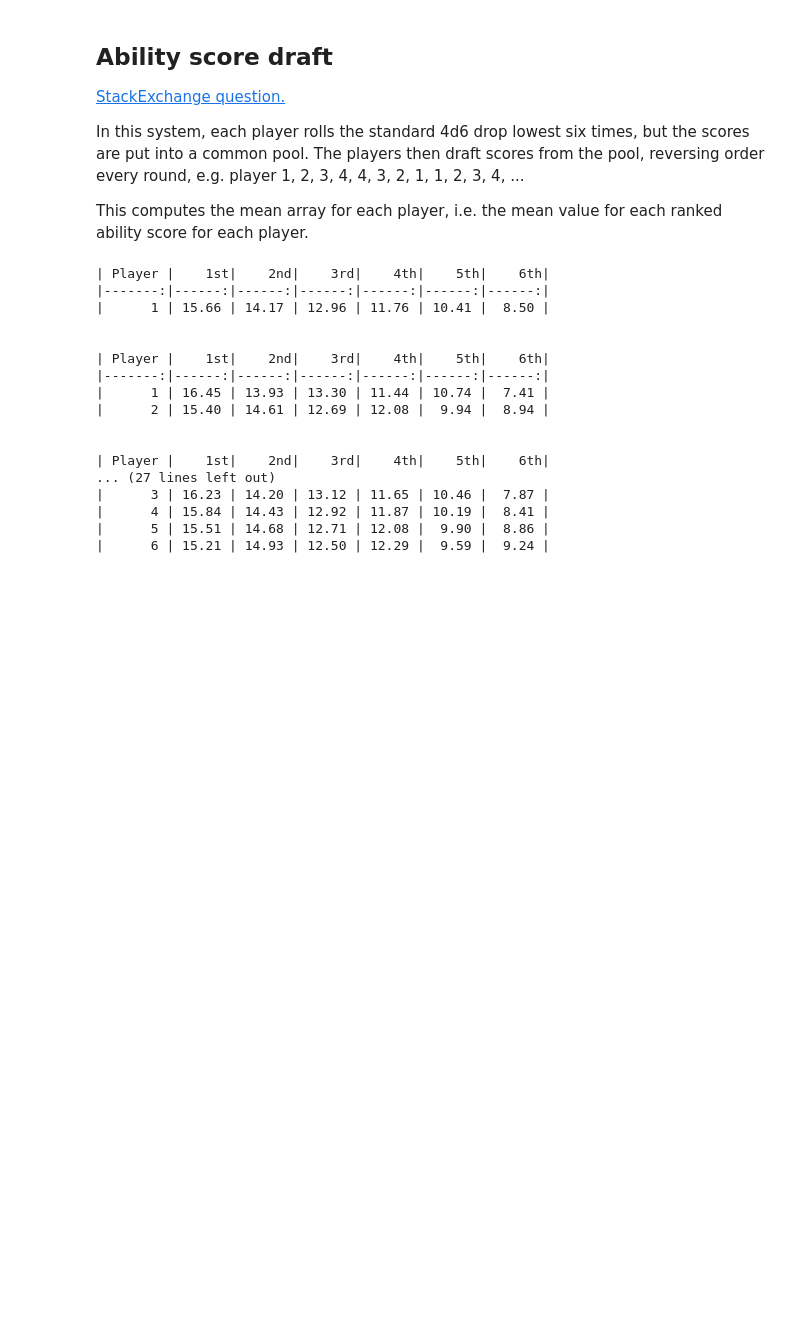
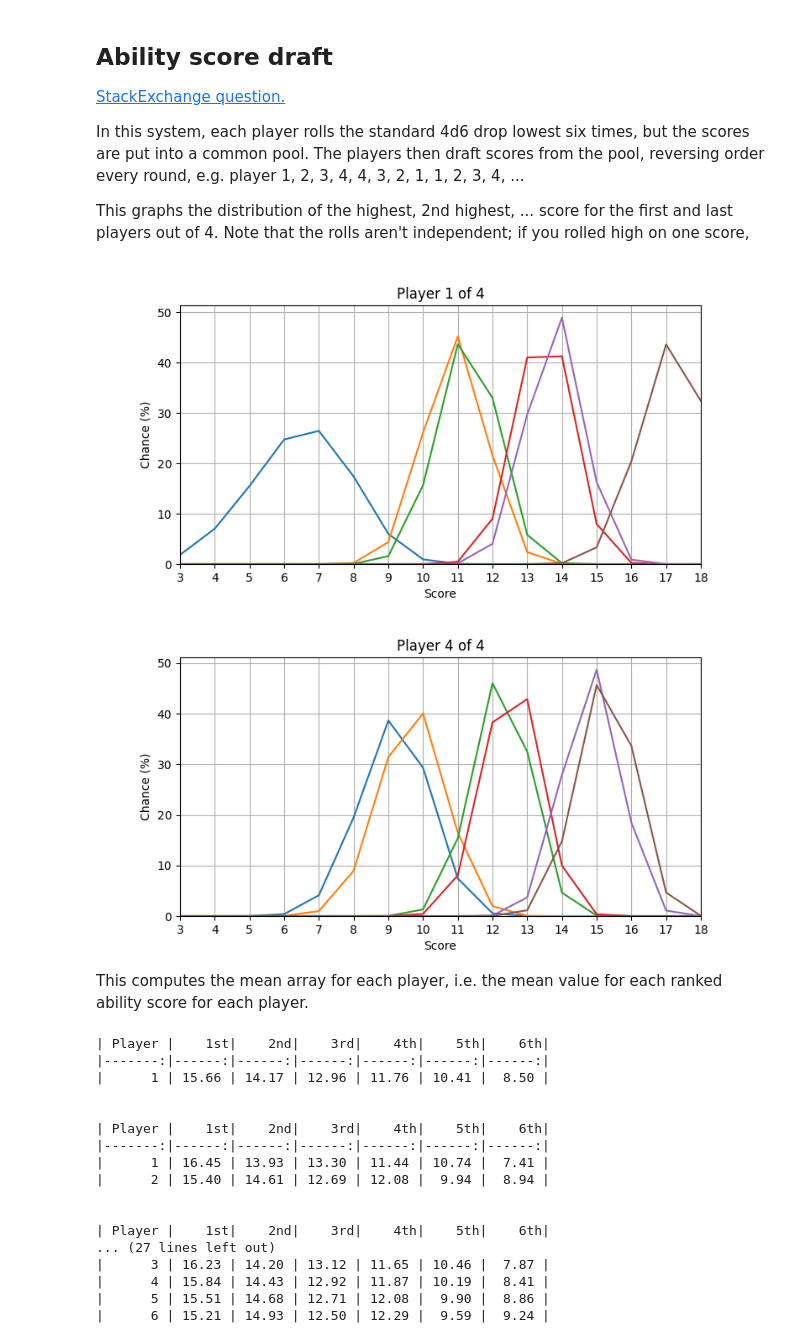
Before and after one commit to HighDiceRoller/icepool, a Jupyter notebook: notebooks/ability_scores/snake_draft.ipynb, the cells around one changed output. Drawn from its saved outputs; the diff is of its cells as text; code cells hidden in the pictures; blank space fills up the shorter version.

Commit message:
add graph to snake draft

```diff
--- a/notebooks/ability_scores/snake_draft.ipynb
+++ b/notebooks/ability_scores/snake_draft.ipynb
@@ -6,7 +6,54 @@
 In this system, each player rolls the standard 4d6 drop lowest six times, but the scores are put into a common pool.
 The players then draft scores from the pool, reversing order every round, e.g. player 1, 2, 3, 4, 4, 3, 2, 1, 1, 2, 3, 4, ...
 
-This computes the mean array for each player, i.e. the mean value for each ranked ability score for each player.
+This graphs the distribution of the highest, 2nd highest, ... score for the first and last players out of 4.
+Note that the rolls aren't independent; if you rolled high on one score,
+# %%
+import piplite
+await piplite.install("hdroller")
+
+import hdroller
+import matplotlib.pyplot as plt
+
+def snake_draft_graph(num_players,
+                      player,
+                      ability_score=hdroller.d6.keep_highest(4, 3),
+                      reverses=(False, True, False, True, False, True)):
+    """
+    Args:
+        num_players: The number of players. Six times this many scores will be rolled.
+        player: The player to graph.
+        ability_score: A die representing the distribution of a single score.
+        reverses: A 6-tuple representing whether the player order should be flipped
+            for that round of drafting. In other words, each element determines
+            whether a column of the result table will be flipped.
+            The default performs a snake draft.
+    """
+    total_rolls = 6 * num_players
+    fig, ax = plt.subplots(figsize=(8, 4))
+    for score_rank, reverse in enumerate(reverses):
+        if reverse:
+            index = (score_rank + 1) * num_players - 1 - player
+        else:
+            index = score_rank * num_players + player
+        rank_die = ability_score.keep(total_rolls, index)
+        ax.plot(rank_die.outcomes(), rank_die.pmf(percent=True))
+    ax.grid(True)
+    ax.set_xlim(3, 18)
+    ax.set_xticks(range(3, 19))
+    ax.set_ylim(0)
+    ax.set_title(f'Player {player+1} of {num_players}')
+    ax.set_xlabel('Score')
+    ax.set_ylabel('Chance (%)')
+    plt.show()
+
+snake_draft_graph(4, 0)
+snake_draft_graph(4, 3)
+# %% [output]
+[figure, added]
+[figure, added]
+# %% [markdown]
+This computes the mean array for each player, i.e. the mean value for each ranked ability score for each player.
 # %%
 import piplite
 await piplite.install("hdroller")
```
Also changed, not shown: parts of 1 cell of this notebook.
